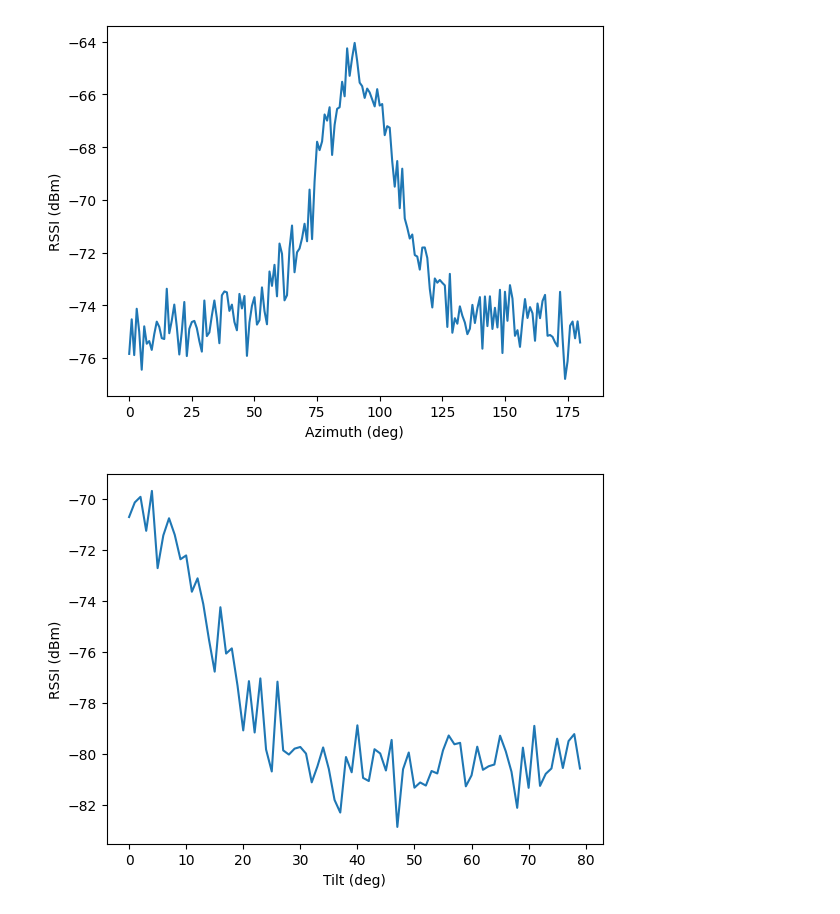
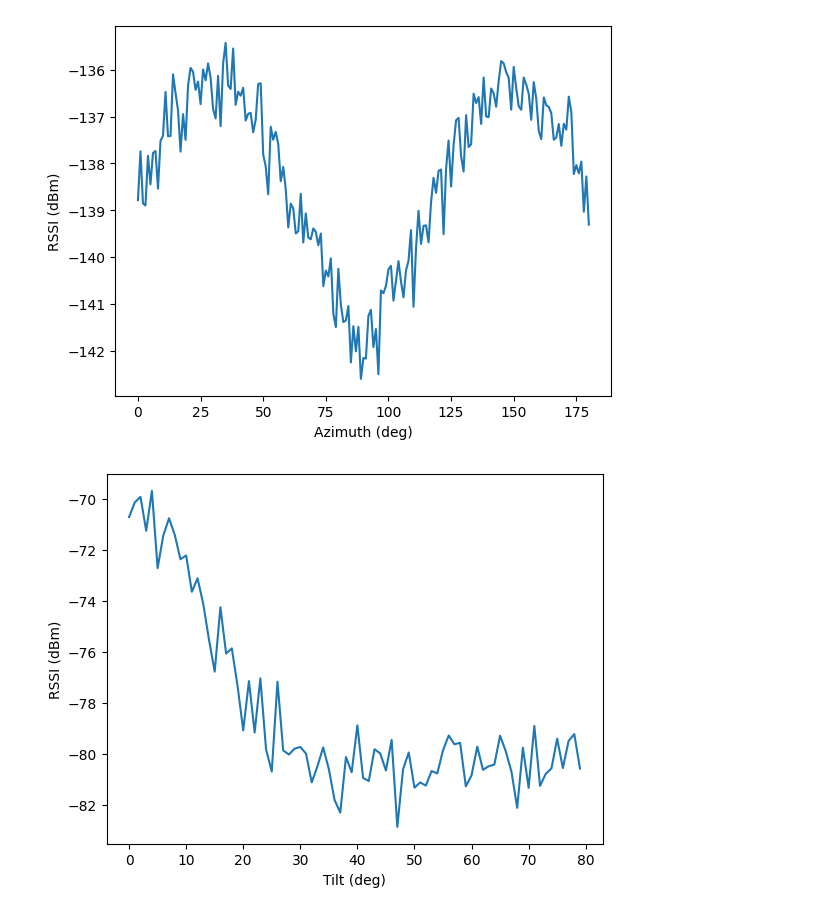
Before and after one commit to bibekjoshi01/minor-project, a Jupyter notebook: Algorithms/test_environment.ipynb, the cells around one changed output. Drawn from its saved outputs; the diff is of its cells as text; code cells hidden in the pictures.

```diff
--- a/Algorithms/test_environment.ipynb
+++ b/Algorithms/test_environment.ipynb
@@ -5,15 +5,15 @@ import matplotlib.pyplot as plt
 # %%
 env = AntennaEnvironment(distance_m=200)
 
 angles = np.arange(0, 181, 1)
-rssi = [env.step(theta=a, phi=0) for a in angles]
+rssi = [env._compute_rssi(theta=a, phi=0, samples=20) for a in angles]
 
 plt.plot(angles, rssi)
 plt.xlabel("Azimuth (deg)")
 plt.ylabel("RSSI (dBm)")
 plt.show()
 # %% [output]
-[figure, old version]
+[figure, new version]
 # %%
 env = AntennaEnvironment(distance_m=200)
 
```
Also changed, not shown: 3 other files.
